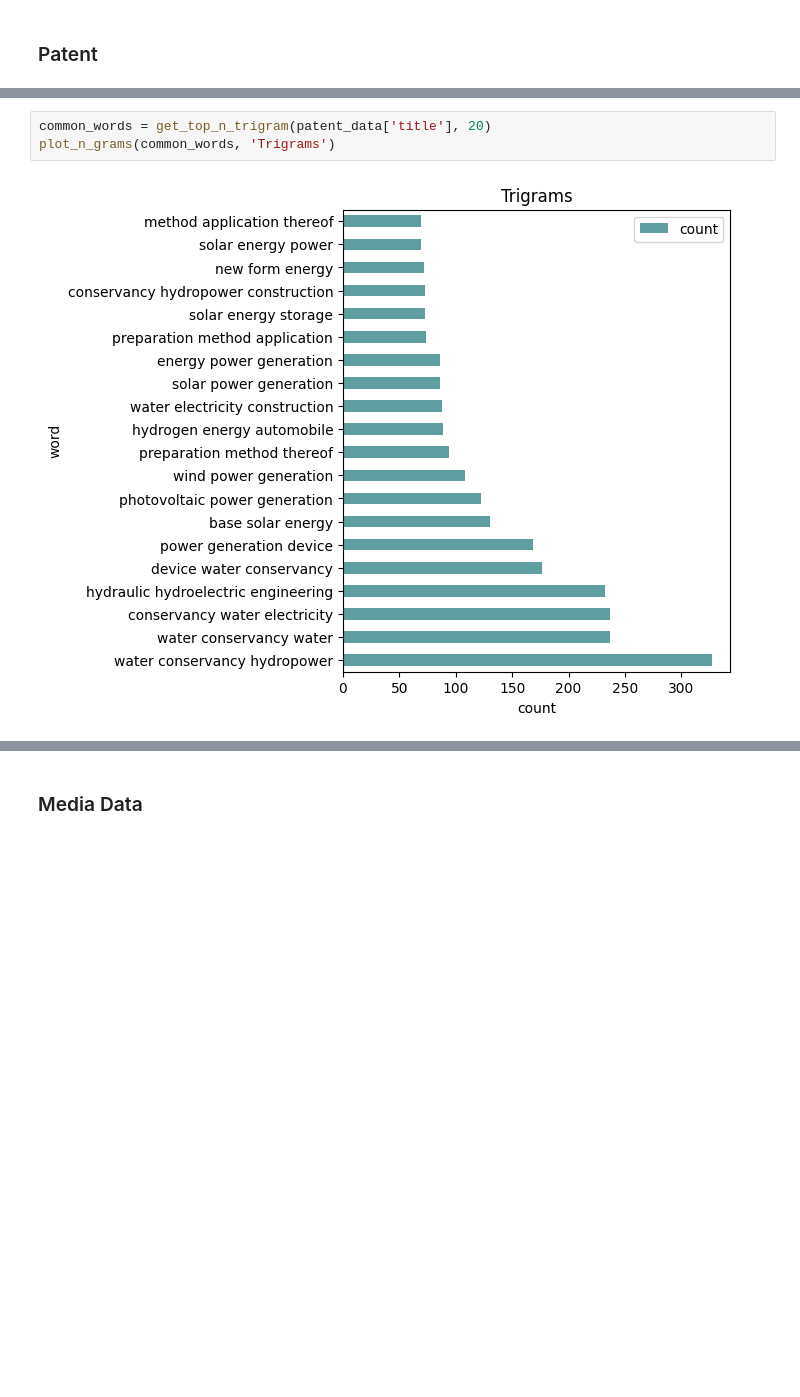
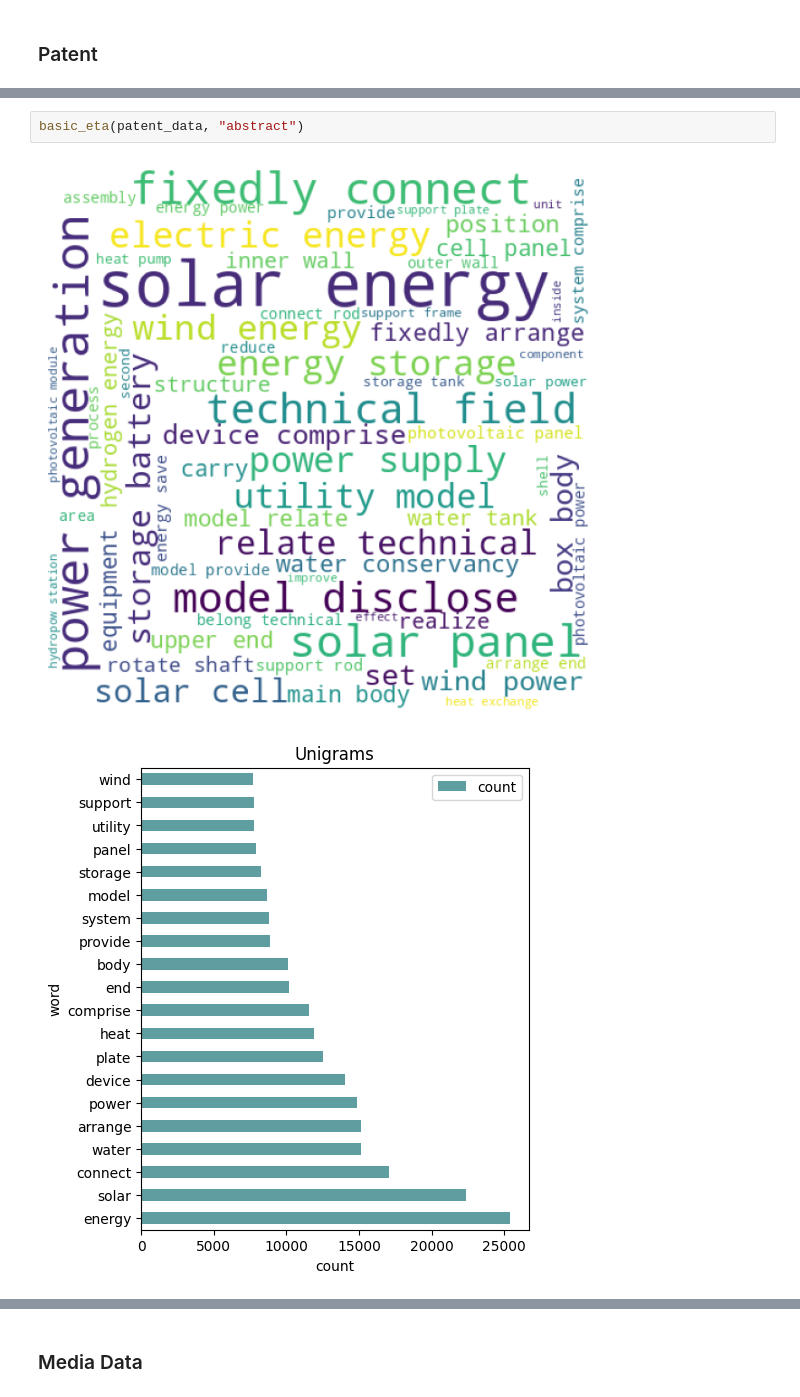
Before and after one commit to lucarenz1997/NLP, a Jupyter notebook: Stage_1_Cleaning_and_Preprocessing.ipynb, the cells around one changed output, grey strips where cells are left out. Drawn from its saved outputs; the diff is of its cells as text; blank space fills up the shorter version.

```diff
--- a/Stage_1_Cleaning_and_Preprocessing.ipynb
+++ b/Stage_1_Cleaning_and_Preprocessing.ipynb
@@ -577,5 +555,5 @@ Text(0.5, 1.0, 'Bigrams w/o stopwords')
-# %%
-common_words = get_top_n_trigram(patent_data['title'], 20)
-plot_n_grams(common_words, 'Trigrams')
-# %% [output]
-[figure, removed]
+# %%
+basic_eta(patent_data, "abstract")
+# %% [output]
+[figure, added]
+[figure, added]
```
Also changed, not shown: parts of 13 cells of this notebook.
